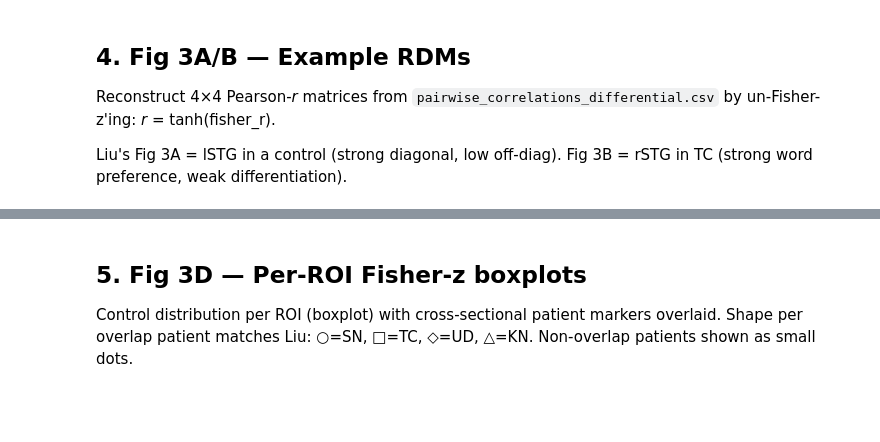
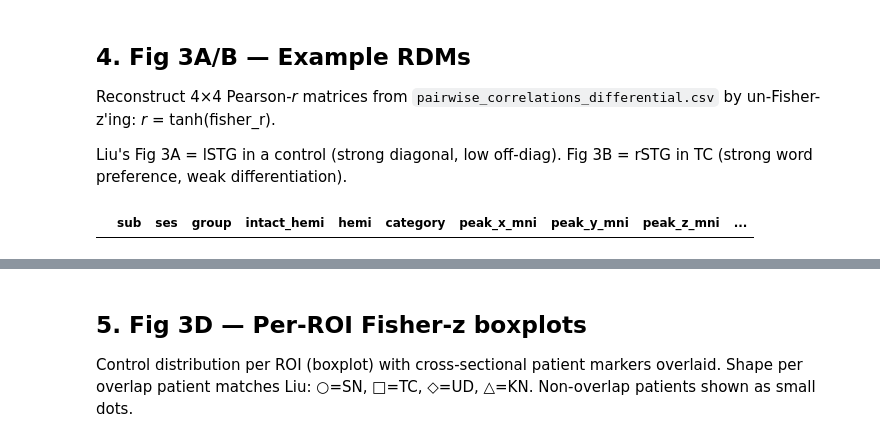
Before and after one commit to cnsimmons/sym_pt, a Jupyter notebook: liu_recreation_xs.ipynb, the cells around one changed output, grey strips where cells are left out. Saved outputs shown, nothing was run; the diff lists cells and outputs as text; code cells hidden in the pictures; blank space fills up the shorter version.

```diff
--- a/liu_recreation_xs.ipynb
+++ b/liu_recreation_xs.ipynb
@@ -406,4 +407,8 @@ Saved: /user_data/csimmon2/git_repos/sym_pt/C_results/figures/liu_recreation/liu
 Reconstruct 4×4 Pearson-*r* matrices from `pairwise_correlations_differential.csv` by un-Fisher-z'ing: *r* = tanh(fisher_r).
 
 Liu's Fig 3A = lSTG in a control (strong diagonal, low off-diag). Fig 3B = rSTG in TC (strong word preference, weak differentiation).
+# %%
+peak[(peak['sub']=='sub-021') & (peak['category']=='word_STG')]
+# %% [output]
+|  | sub | ses | group | intact_hemi | hemi | category | peak_x_mni | peak_y_mni | peak_z_mni | ... |
 # %%
```
Also changed, not shown: parts of 6 cells of this notebook, 5 other files.
